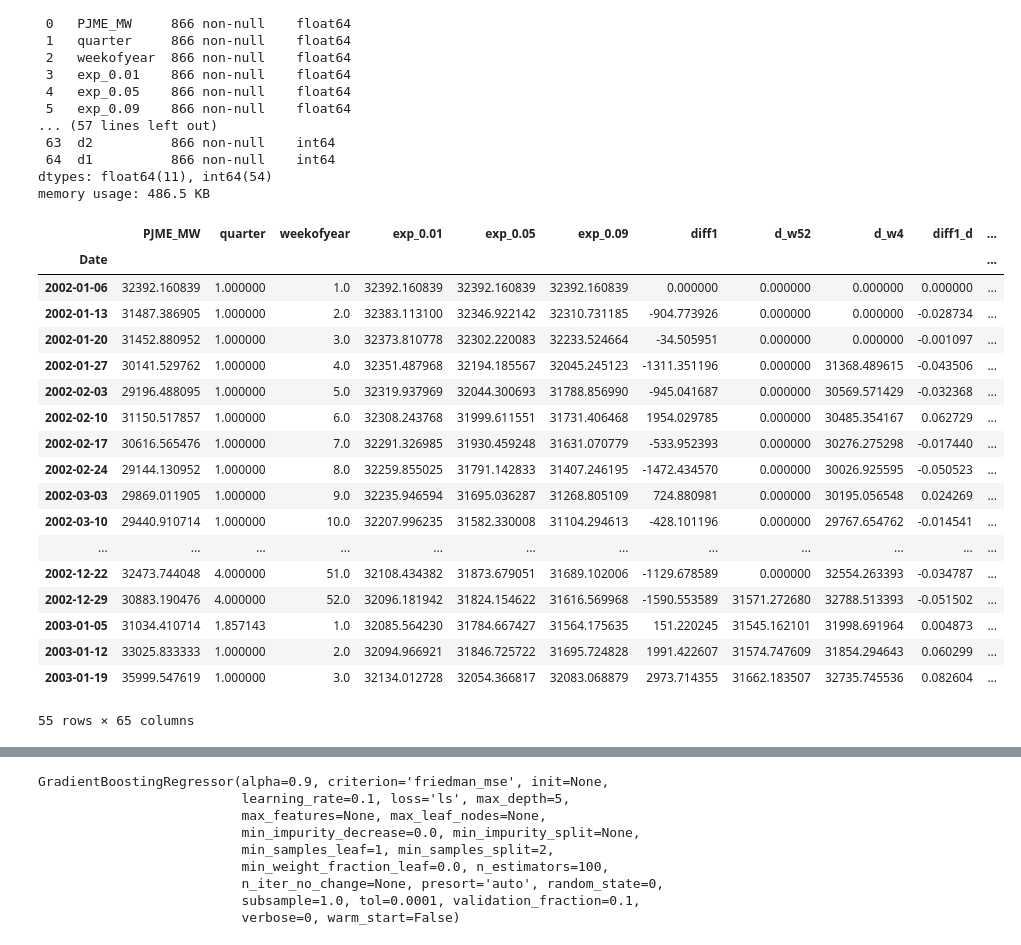
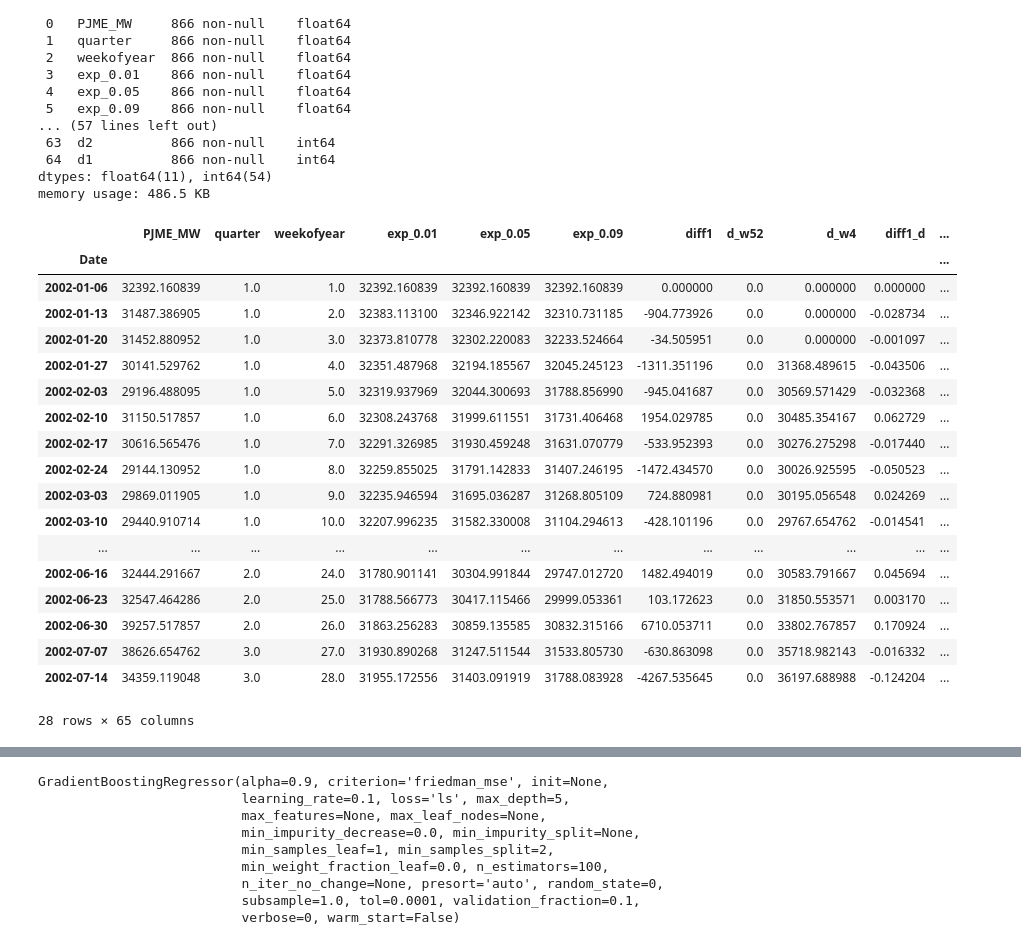
Before and after one commit to alila5/MLforB, a Jupyter notebook: HW_04_IvanovAL_MLforB.ipynb, the cells around one changed output, grey strips where cells are left out. Cells and saved outputs as stored; diff of their text form; code cells hidden in the pictures.

```diff
--- a/HW_04_IvanovAL_MLforB.ipynb
+++ b/HW_04_IvanovAL_MLforB.ipynb
@@ -140,26 +144,26 @@ Data columns (total 65 columns):
 dtypes: float64(11), int64(54)
 memory usage: 486.5 KB
 # %%
-data.head(55)
+data.head(28)
 # %% [output]
 |  | PJME_MW | quarter | weekofyear | exp_0.01 | exp_0.05 | exp_0.09 | diff1 | d_w52 | d_w4 | diff1_d | ... |
 | Date |  |  |  |  |  |  |  |  |  |  | ... |
-| 2002-01-06 | 32392.160839 | 1.000000 | 1.0 | 32392.160839 | 32392.160839 | 32392.160839 | 0.000000 | 0.000000 | 0.000000 | 0.000000 | ... |
-| 2002-01-13 | 31487.386905 | 1.000000 | 2.0 | 32383.113100 | 32346.922142 | 32310.731185 | -904.773926 | 0.000000 | 0.000000 | -0.028734 | ... |
-| 2002-01-20 | 31452.880952 | 1.000000 | 3.0 | 32373.810778 | 32302.220083 | 32233.524664 | -34.505951 | 0.000000 | 0.000000 | -0.001097 | ... |
-| 2002-01-27 | 30141.529762 | 1.000000 | 4.0 | 32351.487968 | 32194.185567 | 32045.245123 | -1311.351196 | 0.000000 | 31368.489615 | -0.043506 | ... |
-| 2002-02-03 | 29196.488095 | 1.000000 | 5.0 | 32319.937969 | 32044.300693 | 31788.856990 | -945.041687 | 0.000000 | 30569.571429 | -0.032368 | ... |
-| 2002-02-10 | 31150.517857 | 1.000000 | 6.0 | 32308.243768 | 31999.611551 | 31731.406468 | 1954.029785 | 0.000000 | 30485.354167 | 0.062729 | ... |
-| 2002-02-17 | 30616.565476 | 1.000000 | 7.0 | 32291.326985 | 31930.459248 | 31631.070779 | -533.952393 | 0.000000 | 30276.275298 | -0.017440 | ... |
-| 2002-02-24 | 29144.130952 | 1.000000 | 8.0 | 32259.855025 | 31791.142833 | 31407.246195 | -1472.434570 | 0.000000 | 30026.925595 | -0.050523 | ... |
-| 2002-03-03 | 29869.011905 | 1.000000 | 9.0 | 32235.946594 | 31695.036287 | 31268.805109 | 724.880981 | 0.000000 | 30195.056548 | 0.024269 | ... |
-| 2002-03-10 | 29440.910714 | 1.000000 | 10.0 | 32207.996235 | 31582.330008 | 31104.294613 | -428.101196 | 0.000000 | 29767.654762 | -0.014541 | ... |
+| 2002-01-06 | 32392.160839 | 1.0 | 1.0 | 32392.160839 | 32392.160839 | 32392.160839 | 0.000000 | 0.0 | 0.000000 | 0.000000 | ... |
+| 2002-01-13 | 31487.386905 | 1.0 | 2.0 | 32383.113100 | 32346.922142 | 32310.731185 | -904.773926 | 0.0 | 0.000000 | -0.028734 | ... |
+| 2002-01-20 | 31452.880952 | 1.0 | 3.0 | 32373.810778 | 32302.220083 | 32233.524664 | -34.505951 | 0.0 | 0.000000 | -0.001097 | ... |
+| 2002-01-27 | 30141.529762 | 1.0 | 4.0 | 32351.487968 | 32194.185567 | 32045.245123 | -1311.351196 | 0.0 | 31368.489615 | -0.043506 | ... |
+| 2002-02-03 | 29196.488095 | 1.0 | 5.0 | 32319.937969 | 32044.300693 | 31788.856990 | -945.041687 | 0.0 | 30569.571429 | -0.032368 | ... |
+| 2002-02-10 | 31150.517857 | 1.0 | 6.0 | 32308.243768 | 31999.611551 | 31731.406468 | 1954.029785 | 0.0 | 30485.354167 | 0.062729 | ... |
+| 2002-02-17 | 30616.565476 | 1.0 | 7.0 | 32291.326985 | 31930.459248 | 31631.070779 | -533.952393 | 0.0 | 30276.275298 | -0.017440 | ... |
+| 2002-02-24 | 29144.130952 | 1.0 | 8.0 | 32259.855025 | 31791.142833 | 31407.246195 | -1472.434570 | 0.0 | 30026.925595 | -0.050523 | ... |
+| 2002-03-03 | 29869.011905 | 1.0 | 9.0 | 32235.946594 | 31695.036287 | 31268.805109 | 724.880981 | 0.0 | 30195.056548 | 0.024269 | ... |
+| 2002-03-10 | 29440.910714 | 1.0 | 10.0 | 32207.996235 | 31582.330008 | 31104.294613 | -428.101196 | 0.0 | 29767.654762 | -0.014541 | ... |
 | ... | ... | ... | ... | ... | ... | ... | ... | ... | ... | ... | ... |
-| 2002-12-22 | 32473.744048 | 4.000000 | 51.0 | 32108.434382 | 31873.679051 | 31689.102006 | -1129.678589 | 0.000000 | 32554.263393 | -0.034787 | ... |
-| 2002-12-29 | 30883.190476 | 4.000000 | 52.0 | 32096.181942 | 31824.154622 | 31616.569968 | -1590.553589 | 31571.272680 | 32788.513393 | -0.051502 | ... |
-| 2003-01-05 | 31034.410714 | 1.857143 | 1.0 | 32085.564230 | 31784.667427 | 31564.175635 | 151.220245 | 31545.162101 | 31998.691964 | 0.004873 | ... |
-| 2003-01-12 | 33025.833333 | 1.000000 | 2.0 | 32094.966921 | 31846.725722 | 31695.724828 | 1991.422607 | 31574.747609 | 31854.294643 | 0.060299 | ... |
-| 2003-01-19 | 35999.547619 | 1.000000 | 3.0 | 32134.012728 | 32054.366817 | 32083.068879 | 2973.714355 | 31662.183507 | 32735.745536 | 0.082604 | ... |
+| 2002-06-16 | 32444.291667 | 2.0 | 24.0 | 31780.901141 | 30304.991844 | 29747.012720 | 1482.494019 | 0.0 | 30583.791667 | 0.045694 | ... |
+| 2002-06-23 | 32547.464286 | 2.0 | 25.0 | 31788.566773 | 30417.115466 | 29999.053361 | 103.172623 | 0.0 | 31850.553571 | 0.003170 | ... |
+| 2002-06-30 | 39257.517857 | 2.0 | 26.0 | 31863.256283 | 30859.135585 | 30832.315166 | 6710.053711 | 0.0 | 33802.767857 | 0.170924 | ... |
+| 2002-07-07 | 38626.654762 | 3.0 | 27.0 | 31930.890268 | 31247.511544 | 31533.805730 | -630.863098 | 0.0 | 35718.982143 | -0.016332 | ... |
+| 2002-07-14 | 34359.119048 | 3.0 | 28.0 | 31955.172556 | 31403.091919 | 31788.083928 | -4267.535645 | 0.0 | 36197.688988 | -0.124204 | ... |
-55 rows × 65 columns
+28 rows × 65 columns
 # %%
 h = 4
```
Also changed, not shown: parts of 23 cells of this notebook.
